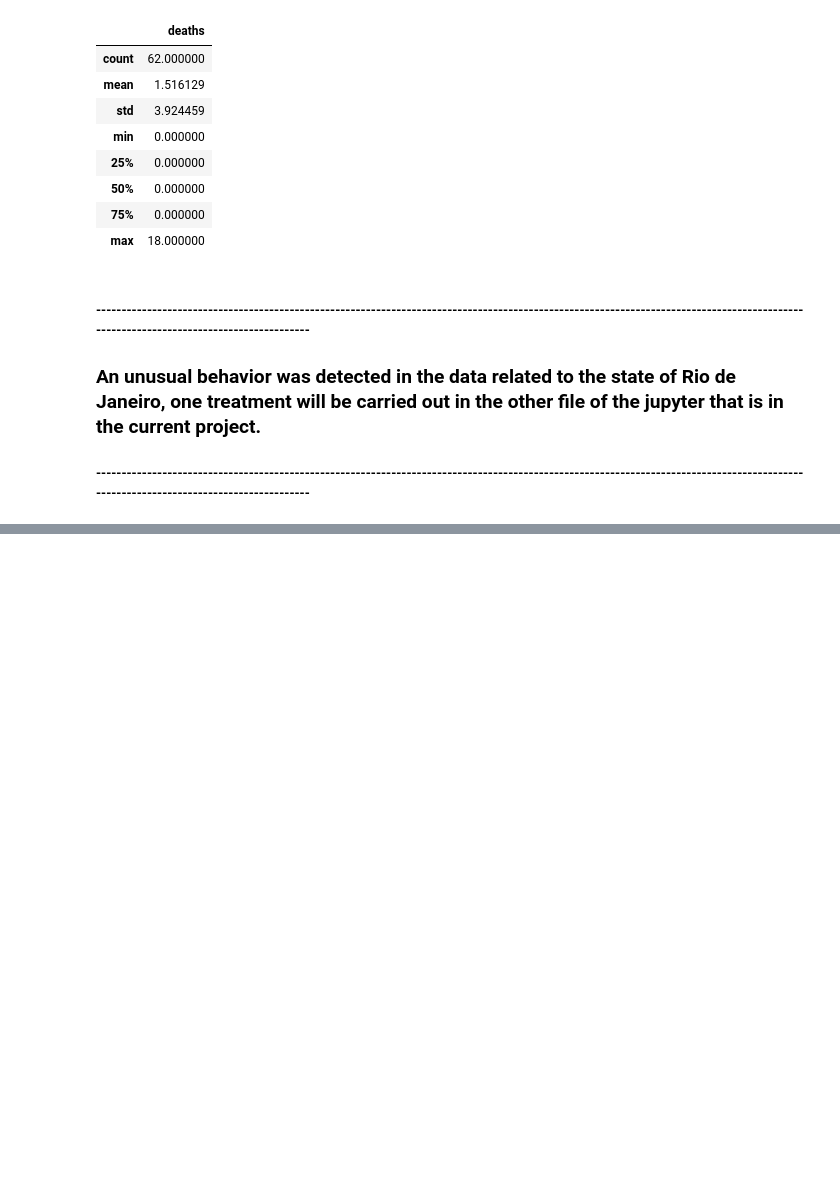
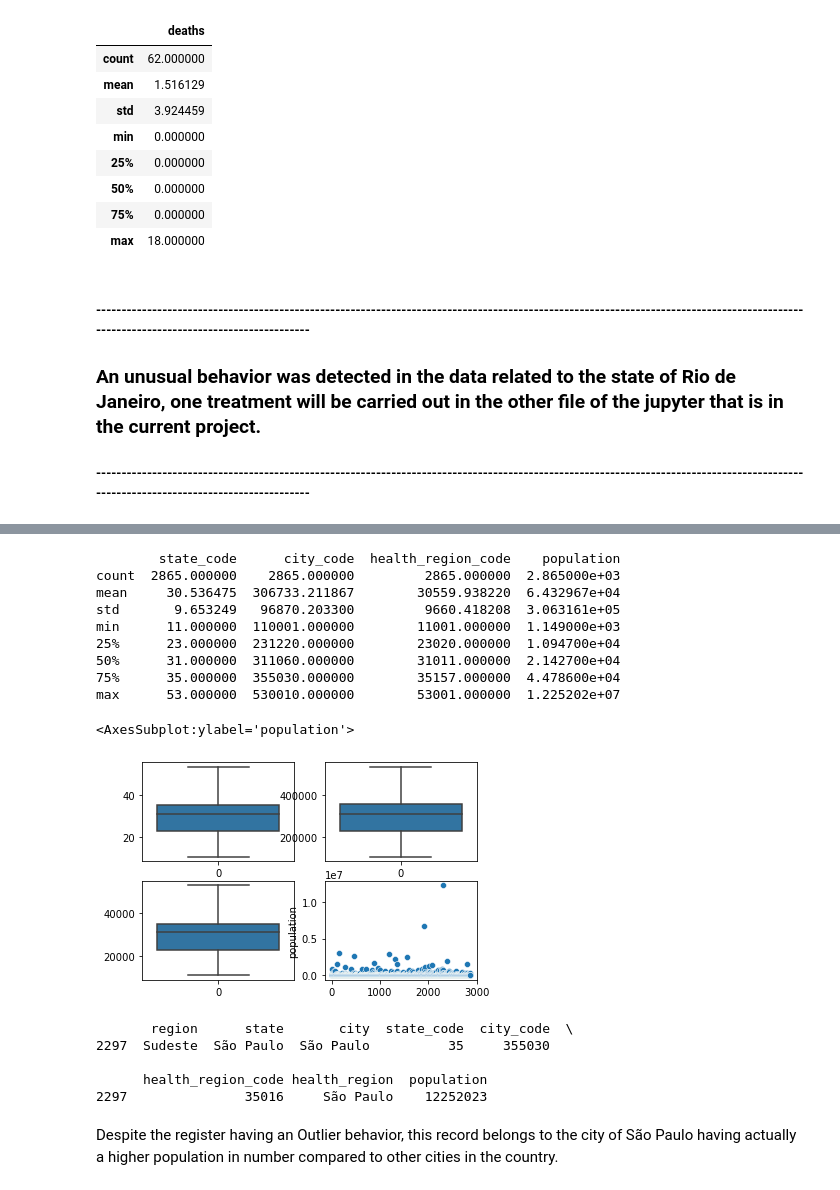
Before and after one commit to LuisFelipeTs/Data_Science_And_Analytics, a Jupyter notebook: Covid_Study(ML + SQL)/Data_Cleaning_&_analysing.ipynb, the cells around one changed output, grey strips where cells are left out. Cells and saved outputs as stored; diff of their text form; code cells hidden in the pictures; blank space fills up the shorter version.

Commit message:
Data cleaning & analysing for brazil_population

```diff
--- a/Covid_Study(ML + SQL)/Data_Cleaning_&_analysing.ipynb
+++ b/Covid_Study(ML + SQL)/Data_Cleaning_&_analysing.ipynb
@@ -317,0 +323,3 @@ rio_data.describe()
+# %%
+db_population = pd.read_csv("brazil_population_2019.csv")
+db_population.head(5)
@@ -317,0 +333,32 @@ rio_data.describe()
+# %%
+print(str(db_population.describe()) + "\n")
+plt.subplot(221)
+sns.boxplot(data = db_population['state_code'])
+plt.subplot(222)
+sns.boxplot(data = db_population['city_code'])
+plt.subplot(223)
+sns.boxplot(data = db_population['health_region_code'])
+plt.subplot(224)
+sns.scatterplot(data=db_population['population'])
+# %% [output]
+        state_code      city_code  health_region_code    population
+count  2865.000000    2865.000000         2865.000000  2.865000e+03
+mean     30.536475  306733.211867        30559.938220  6.432967e+04
+std       9.653249   96870.203300         9660.418208  3.063161e+05
+min      11.000000  110001.000000        11001.000000  1.149000e+03
+25%      23.000000  231220.000000        23020.000000  1.094700e+04
+50%      31.000000  311060.000000        31011.000000  2.142700e+04
+75%      35.000000  355030.000000        35157.000000  4.478600e+04
+max      53.000000  530010.000000        53001.000000  1.225202e+07
+<AxesSubplot:ylabel='population'>
+[figure, added]
+# %%
+print(db_population.loc[db_population['population'] == db_population['population'].max()])
+# %% [output]
+       region      state       city  state_code  city_code  \
+2297  Sudeste  São Paulo  São Paulo          35     355030
+
+      health_region_code health_region  population
+2297               35016     São Paulo    12252023
+# %% [markdown]
+Despite the register having an Outlier behavior, this record belongs to the city of São Paulo having actually a higher population in number compared to other cities in the country.
```
Also changed, not shown: parts of 10 cells of this notebook.
